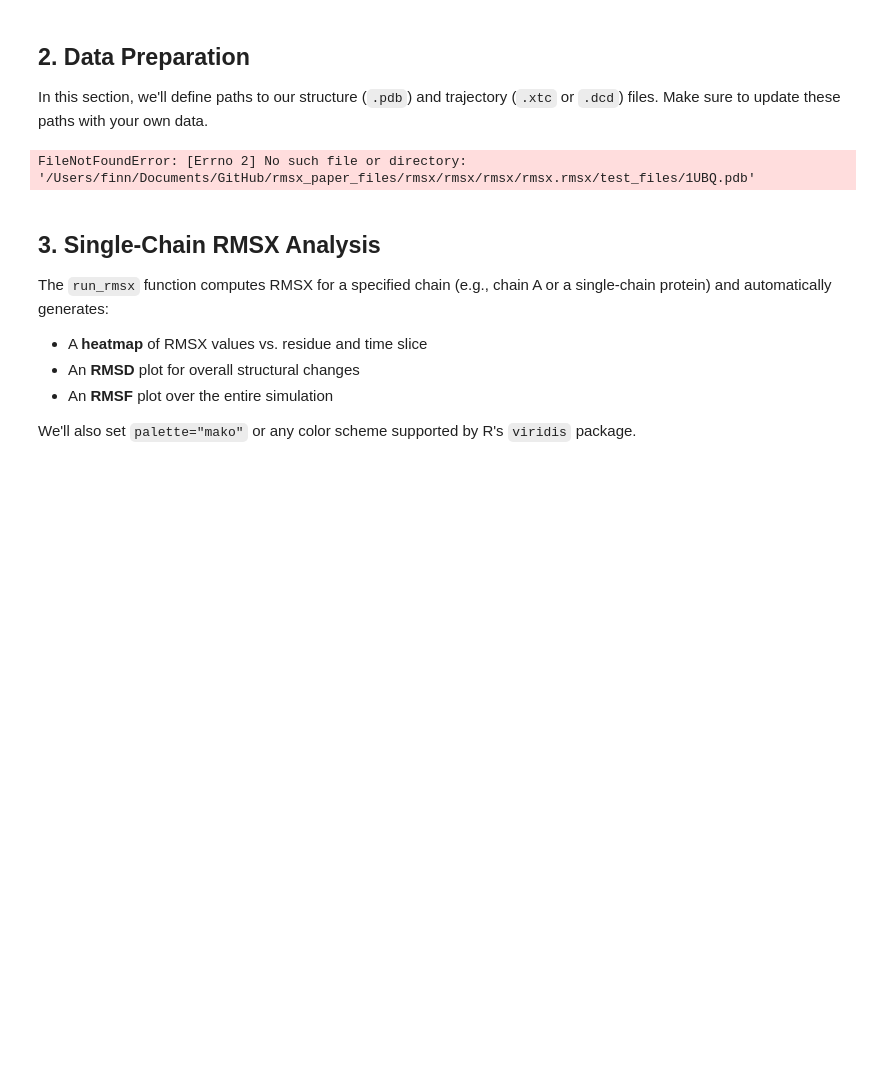
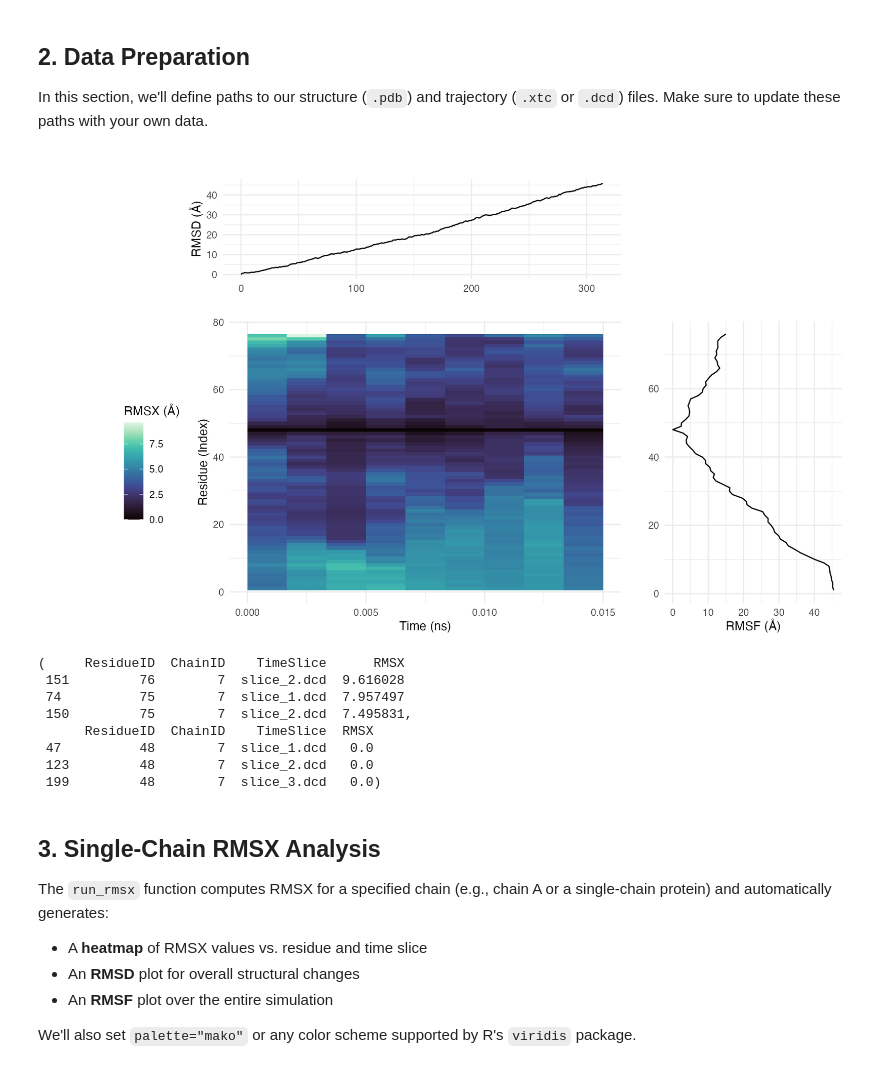
Before and after one commit to AntunesLab/rmsx, a Jupyter notebook: START_HERE_RMSX_and_Flipbook_Tutorial.ipynb, the cells around one changed output. Cells and saved outputs as stored; diff of their text form; code cells hidden in the pictures; blank space fills up the shorter version.

```diff
--- a/START_HERE_RMSX_and_Flipbook_Tutorial.ipynb
+++ b/START_HERE_RMSX_and_Flipbook_Tutorial.ipynb
@@ -102,35 +54,43 @@ from rmsx.rmsx import all_chain_rmsx, run_rmsx, run_rmsx_flipbook
 # and that your working directory is where the notebook lives.
 
 import os
 
 # Get absolute path to the cloned rmsx repo
-repo_dir = os.path.abspath("rmsx")
+repo_dir = os.path.abspath("./")
 
 # Point to the files inside test_files
 pdb_file    = os.path.join(repo_dir, "test_files", "1UBQ.pdb")
 dcd_file    = os.path.join(repo_dir, "test_files", "mon_sys.dcd")
 output_dir  = os.path.join(repo_dir, "test_files", "example1") # this will be where the new directory will be made
 
 
 
 run_rmsx(
     topology_file=pdb_file,
     trajectory_file=dcd_file,
     output_dir=output_dir,
     num_slices=9,
     slice_size=None,
     rscript_executable="Rscript",   # only change this if Rscript isn't in your PATH
     verbose=False,
     interpolate=False,
     triple=True,
     overwrite=True,
     palette="mako",
     chain_sele=None, # this protein has a somewhat unusual chain name "7"
     start_frame=0,
     end_frame=None
 )
 # %% [output]
+[figure, added]
-FileNotFoundError: [Errno 2] No such file or directory: '/Users/finn/Documents/GitHub/rmsx_paper_files/rmsx/rmsx/rmsx/rmsx.rmsx/test_files/1UBQ.pdb'
+(     ResidueID  ChainID    TimeSlice      RMSX
+ 151         76        7  slice_2.dcd  9.616028
+ 74          75        7  slice_1.dcd  7.957497
+ 150         75        7  slice_2.dcd  7.495831,
+      ResidueID  ChainID    TimeSlice  RMSX
+ 47          48        7  slice_1.dcd   0.0
+ 123         48        7  slice_2.dcd   0.0
+ 199         48        7  slice_3.dcd   0.0)
 # %% [markdown]
 ## 3. Single-Chain RMSX Analysis
 
```
Also changed, not shown: parts of 22 cells of this notebook, 6 other files.
